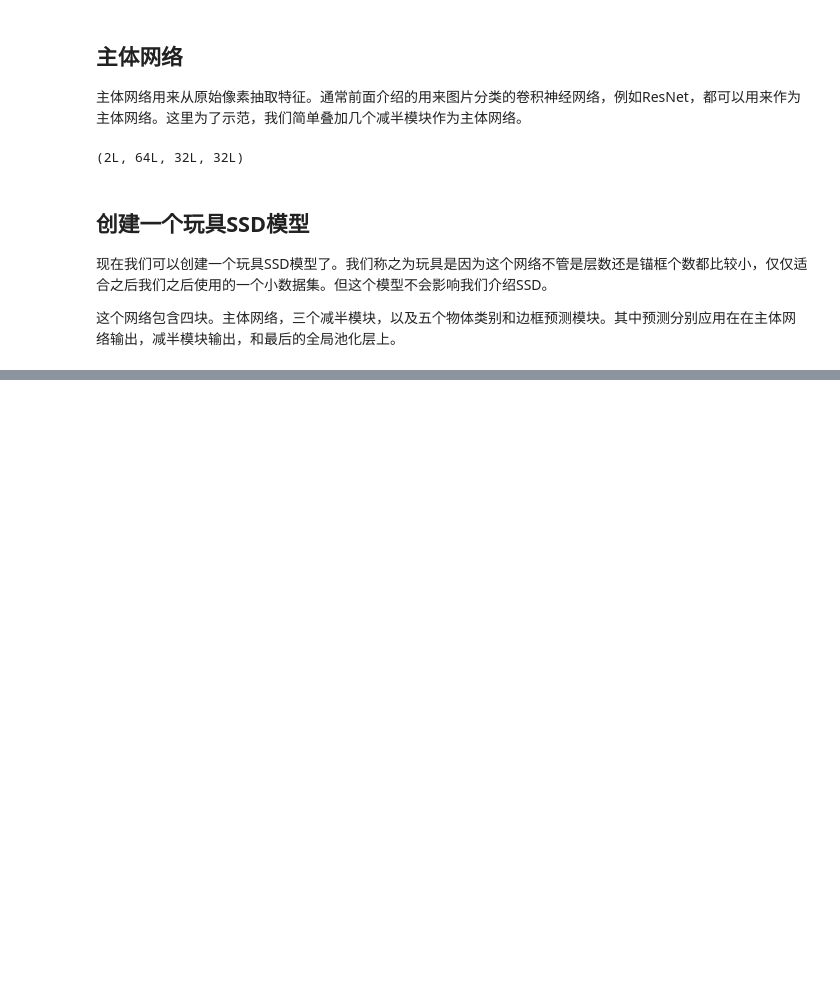
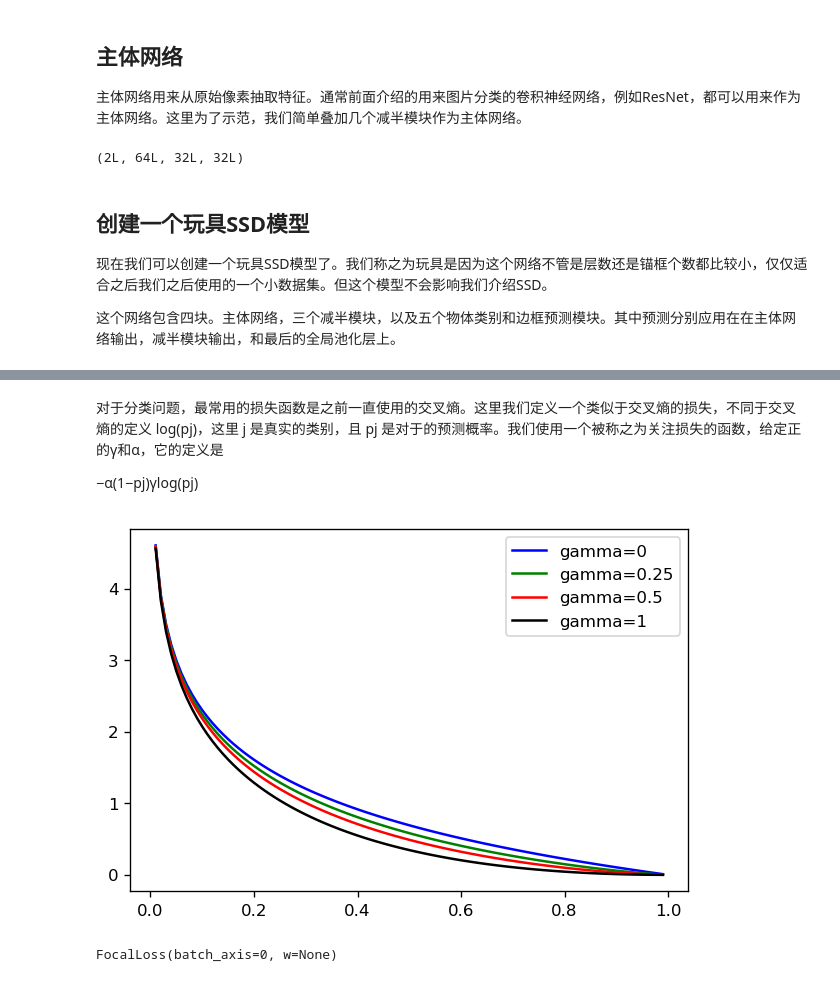
Before and after one commit to poodarchu/gluon_step_by_step, a Jupyter notebook: SSD_gluon.ipynb, the cells around one changed output, grey strips where cells are left out. Saved outputs shown, nothing was run; the diff lists cells and outputs as text; code cells hidden in the pictures; blank space fills up the shorter version.

```diff
--- a/SSD_gluon.ipynb
+++ b/SSD_gluon.ipynb
@@ -272,0 +326,8 @@ def toy_ssd_model(num_anchors, num_classes):
+# %%
+net = ToySSD(num_classes=2, verbose=True)
+net.initialize()
+x = batch.data[0][0:1] # data[0] 表示 data batch 的 第一个元素：batch_size个样本
+# print(batch.data[0].shape)
+print(x.shape)
+anchors, class_preds, box_preds = net(x)
+print(anchors.shape, class_preds.shape, box_preds.shape)
@@ -272,0 +363,19 @@ def toy_ssd_model(num_anchors, num_classes):
+# %% [markdown]
+对于分类问题，最常用的损失函数是之前一直使用的交叉熵。这里我们定义一个类似于交叉熵的损失，不同于交叉熵的定义 log(pj)，这里 j 是真实的类别，且 pj 是对于的预测概率。我们使用一个被称之为关注损失的函数，给定正的γ和α，它的定义是
+
+−α(1−pj)γlog(pj)
+# %%
+import numpy as np
+
+def focal_loss(gamma, x):
+    # set alpha to 1.
+    return -(1-x)**gamma*np.log(x)
+
+x = np.arange(0.01, 1, .01)
+gammas = [0, .25, .5, 1]
+for i, g in enumerate(gammas):
+    plt.plot(x, focal_loss(g, x), colors[i])
+plt.legend(['gamma='+str(g) for g in gammas])
+plt.show()
+# %% [output]
+[figure, added]
@@ -272,0 +394,5 @@ def toy_ssd_model(num_anchors, num_classes):
+# %%
+cls_loss = FocalLoss()
+cls_loss
+# %% [output]
+FocalLoss(batch_axis=0, w=None)
```
Also changed, not shown: parts of 19 cells of this notebook.
